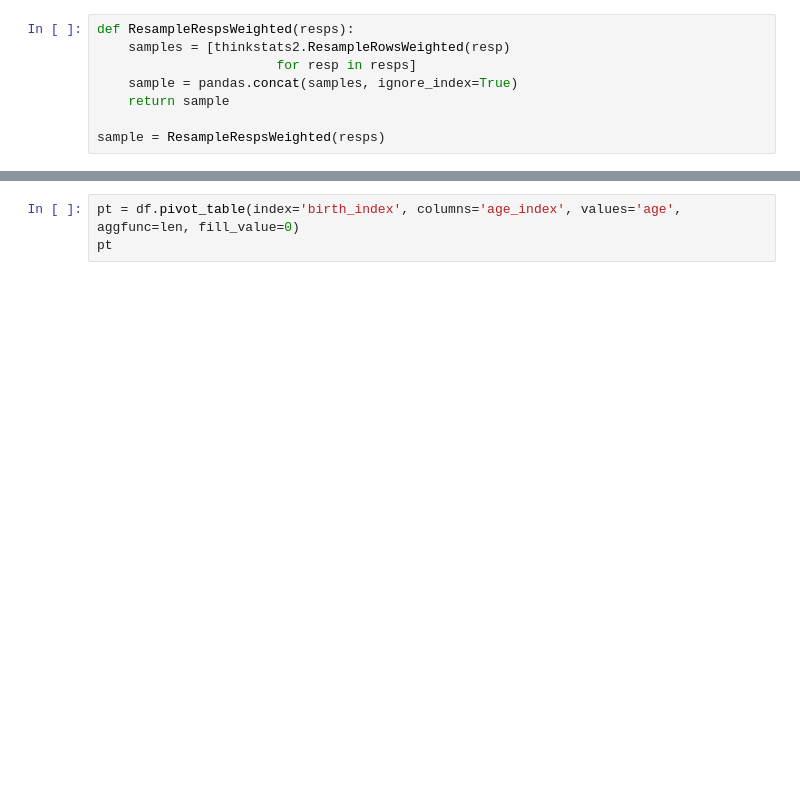
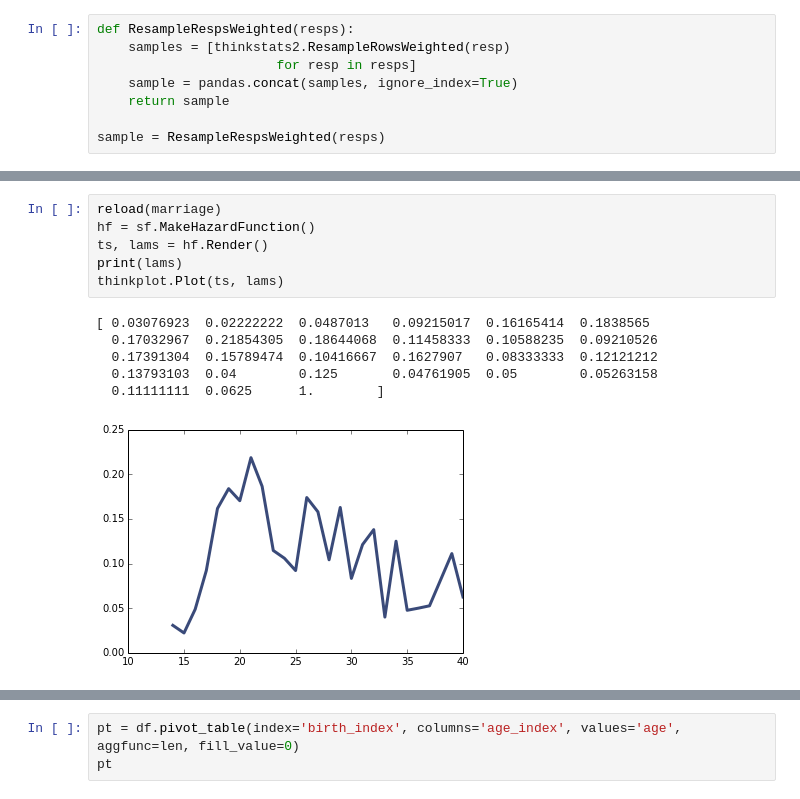
Before and after one commit to AllenDowney/MarriageNSFG, a Jupyter notebook: marriage.ipynb, the cells around one changed output, grey strips where cells are left out. Drawn from its saved outputs; the diff is of its cells as text; blank space fills up the shorter version.

```diff
--- a/marriage.ipynb
+++ b/marriage.ipynb
@@ -130,0 +156,13 @@ for name, group in iter(grouped):
+# %%
+reload(marriage)
+hf = sf.MakeHazardFunction()
+ts, lams = hf.Render()
+print(lams)
+thinkplot.Plot(ts, lams)
+# %% [output]
+[ 0.03076923  0.02222222  0.0487013   0.09215017  0.16165414  0.1838565
+  0.17032967  0.21854305  0.18644068  0.11458333  0.10588235  0.09210526
+  0.17391304  0.15789474  0.10416667  0.1627907   0.08333333  0.12121212
+  0.13793103  0.04        0.125       0.04761905  0.05        0.05263158
+  0.11111111  0.0625      1.        ]
+[figure, added]
```
Also changed, not shown: parts of 17 cells of this notebook, 1 other file.
